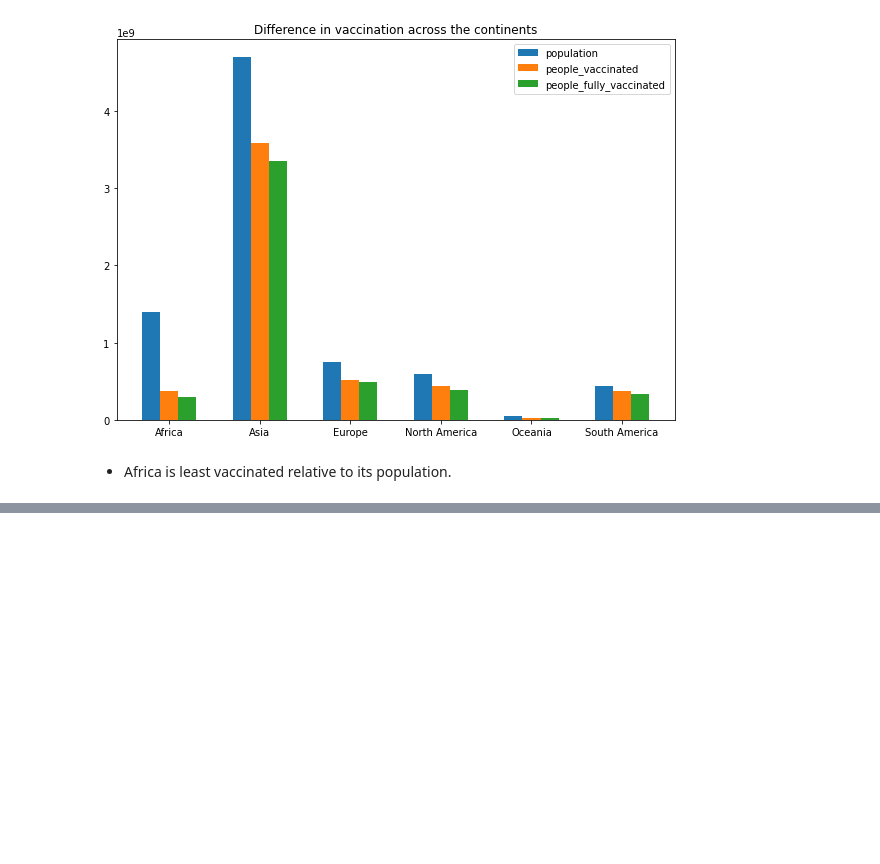
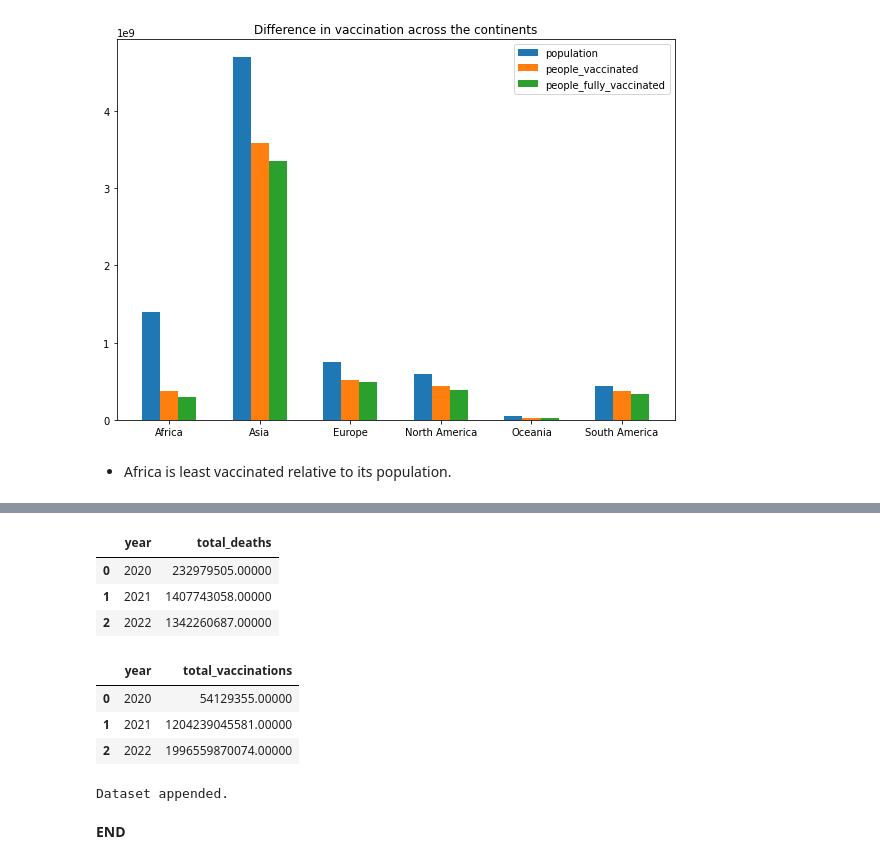
Before and after one commit to aaAbdulkadir/DataPortfolio, a Jupyter notebook: Exploratory Data Analysis/Covid ETL Pipeline V2.ipynb, the cells around one changed output, grey strips where cells are left out. Drawn from its saved outputs; the diff is of its cells as text; code cells hidden in the pictures; blank space fills up the shorter version.

```diff
--- a/Exploratory Data Analysis/Covid ETL Pipeline V2.ipynb
+++ b/Exploratory Data Analysis/Covid ETL Pipeline V2.ipynb
@@ -1089,0 +1124,64 @@ print('Dataset appended.')
+# %%
+k = countries.groupby('year').agg({'total_deaths':'sum'}).reset_index()
+k
+# %% [output]
+|  | year | total_deaths |
+| 0 | 2020 | 232979505.00000 |
+| 1 | 2021 | 1407743058.00000 |
+| 2 | 2022 | 1342260687.00000 |
+# %%
+l = countries.groupby('year').agg({'total_vaccinations':'sum'}).reset_index()
+l
+# %% [output]
+|  | year | total_vaccinations |
+| 0 | 2020 | 54129355.00000 |
+| 1 | 2021 | 1204239045581.00000 |
+| 2 | 2022 | 1996559870074.00000 |
+# %%
+import pyodbc
+from sqlalchemy import create_engine
+import urllib
+
+SERVER_NAME = 'DESKTOP-GR6T3L7'
+DATABASE_NAME = 'CovidV2'
+
+# connection string
+conn = pyodbc.connect('DRIVER={ODBC Driver 17 for SQL Server}; \
+                       SERVER=' + SERVER_NAME + '; \
+                       DATABASE=' + DATABASE_NAME + '; \
+                       Trusted_Connection=yes')
+
+# cursor to extract data
+cursor = conn.cursor()
+
+# Use this to connect for saving data
+quoted = urllib.parse.quote_plus('DRIVER={ODBC Driver 17 for SQL Server}; \
+                       SERVER='+SERVER_NAME+'; \
+                       DATABASE='+DATABASE_NAME+'; \
+                       Trusted_Connection=yes')
+
+# save the dataset into SQL database
+engine = create_engine('mssql+pyodbc:///?odbc_connect={}'.format(quoted))
+df.to_sql('initial_dataset', schema='dbo', con=engine, if_exists='replace')
+a.to_sql('a', schema='dbo', con=engine, if_exists='replace')
+b.to_sql('b', schema='dbo', con=engine, if_exists='replace')
+c.to_sql('c', schema='dbo', con=engine, if_exists='replace')
+d.to_sql('d', schema='dbo', con=engine, if_exists='replace')
+e.to_sql('e', schema='dbo', con=engine, if_exists='replace')
+f.to_sql('f', schema='dbo', con=engine, if_exists='replace')
+g.to_sql('g', schema='dbo', con=engine, if_exists='replace')
+h.to_sql('h', schema='dbo', con=engine, if_exists='replace')
+i.to_sql('i', schema='dbo', con=engine, if_exists='replace')
+j.to_sql('j', schema='dbo', con=engine, if_exists='replace')
+k.to_sql('k', schema='dbo', con=engine, if_exists='replace')
+l.to_sql('l', schema='dbo', con=engine, if_exists='replace')
+
+# close port
+cursor.close()
+conn.close(
+)
+print('Dataset appended.')
+# %% [output]
+Dataset appended.
+# %% [markdown]
+**END**
```
Also changed, not shown: parts of 157 cells of this notebook.
